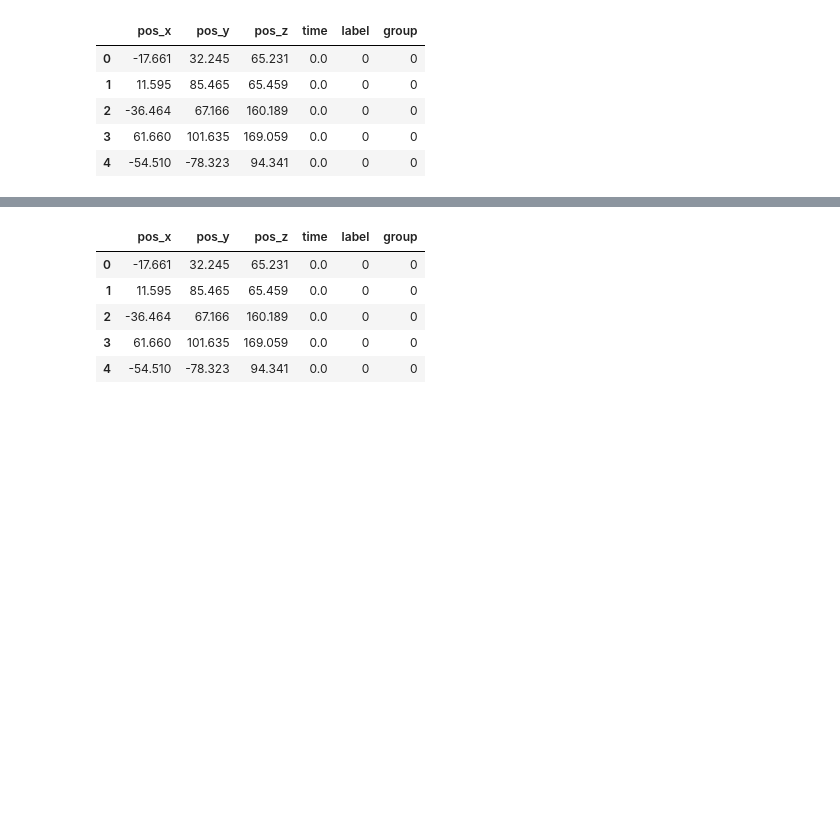
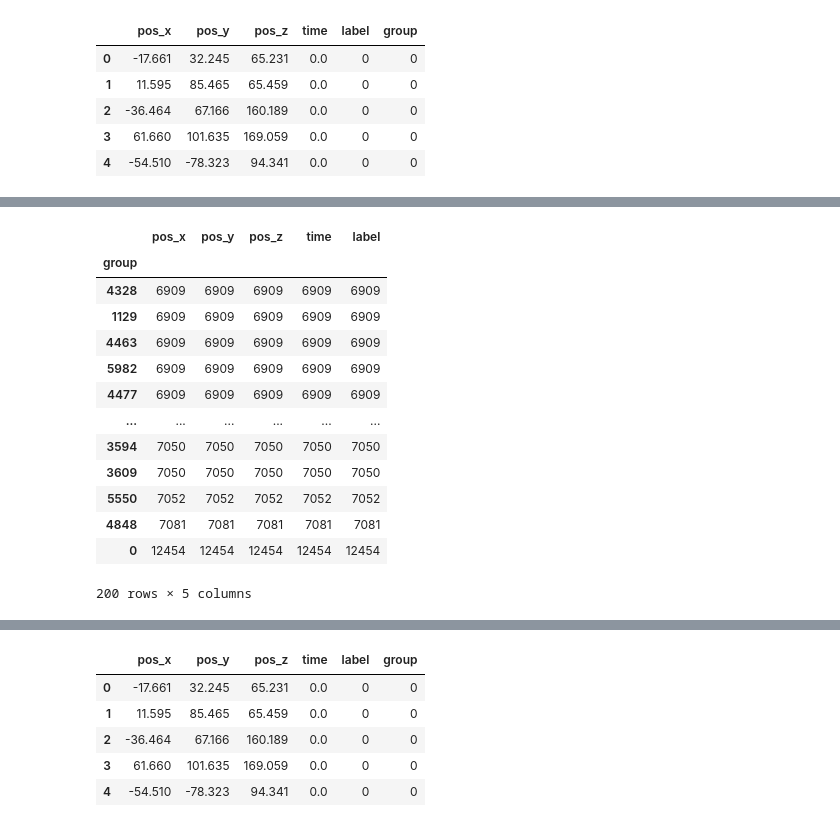
Before and after one commit to shrutirao94/km3net-neutrino-detection, a Jupyter notebook: notebooks/ensemble/unsampled/1.0_xyt_unsampled_data_preparation.ipynb, the cells around one changed output, grey strips where cells are left out. Drawn from its saved outputs; the diff is of its cells as text; code cells hidden in the pictures; blank space fills up the shorter version.

```diff
--- a/notebooks/ensemble/1.0_xyt_data_preparation.ipynb
+++ b/notebooks/ensemble/unsampled/1.0_xyt_unsampled_data_preparation.ipynb
@@ -408,0 +403,17 @@ df_mixed
+# %%
+df_noise.groupby('group').count().sort_values(by='label',ascending=True)
+# %% [output]
+|  | pos_x | pos_y | pos_z | time | label |
+| group |  |  |  |  |  |
+| 4328 | 6909 | 6909 | 6909 | 6909 | 6909 |
+| 1129 | 6909 | 6909 | 6909 | 6909 | 6909 |
+| 4463 | 6909 | 6909 | 6909 | 6909 | 6909 |
+| 5982 | 6909 | 6909 | 6909 | 6909 | 6909 |
+| 4477 | 6909 | 6909 | 6909 | 6909 | 6909 |
+| ... | ... | ... | ... | ... | ... |
+| 3594 | 7050 | 7050 | 7050 | 7050 | 7050 |
+| 3609 | 7050 | 7050 | 7050 | 7050 | 7050 |
+| 5550 | 7052 | 7052 | 7052 | 7052 | 7052 |
+| 4848 | 7081 | 7081 | 7081 | 7081 | 7081 |
+| 0 | 12454 | 12454 | 12454 | 12454 | 12454 |
+200 rows × 5 columns
```
Also changed, not shown: parts of 6 cells of this notebook, 6 other files.
